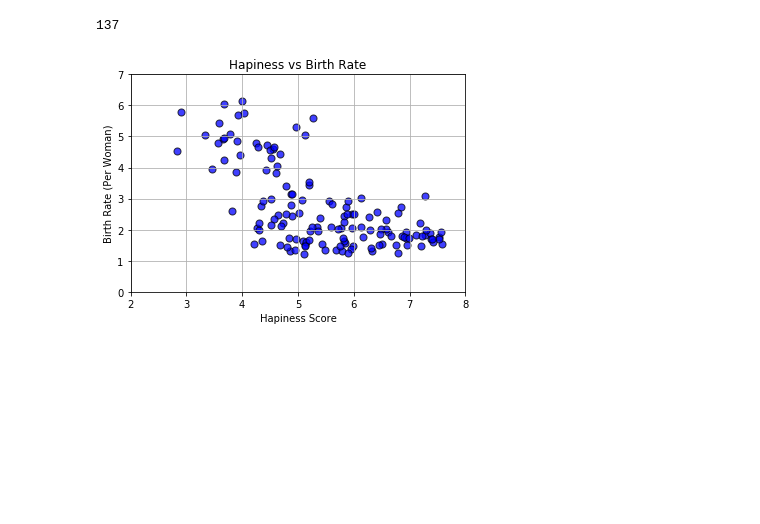
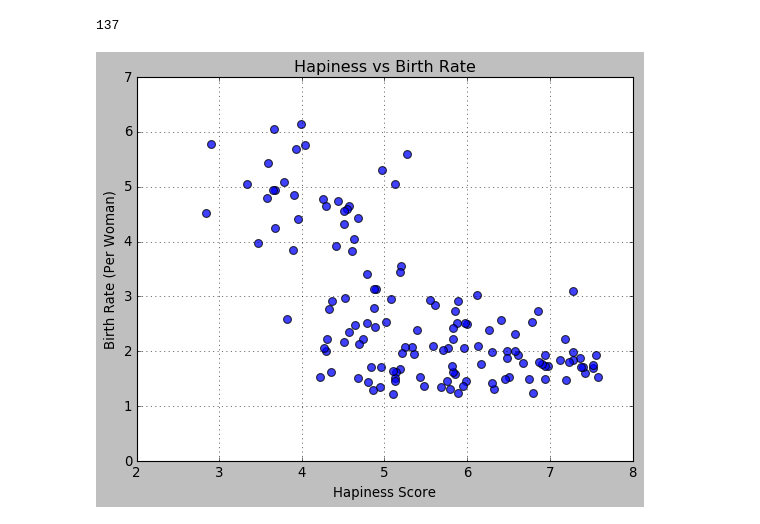
Before and after one commit to sinancengiz/World_Happiness, a Jupyter notebook: Untitled.ipynb, the cells around one changed output. Saved outputs shown, nothing was run; the diff lists cells and outputs as text; code cells hidden in the pictures; blank space fills up the shorter version.

```diff
--- a/Untitled.ipynb
+++ b/Untitled.ipynb
@@ -178,19 +188,22 @@ len(organised_df)
 137
 # %%
 #create scatter plot based on birth rate and hapiness score
-plt.scatter(organised_df["Happiness Score"], organised_df["Birth Rate 2015"], marker="o", facecolors="blue", edgecolors="black",
+with plt.style.context(('classic')):
+    plt.scatter(organised_df["Happiness Score"], organised_df["Birth Rate 2015"], marker="o", facecolors="blue", edgecolors="black",
             s=50, alpha=0.75)
 #create a title
-plt.title("Hapiness vs Birth Rate")
+    plt.title("Hapiness vs Birth Rate")
 #create a y label
-plt.ylabel("Birth Rate (Per Woman)")
+    plt.ylabel("Birth Rate (Per Woman)")
 #create a x label
-plt.xlabel("Hapiness Score")
+    plt.xlabel("Hapiness Score")
 # create y and x limits
-plt.ylim(0, 7)
-plt.xlim(2, 8)
+    plt.ylim(0, 7)
+    plt.xlim(2, 8)
 #add a grid
-plt.grid()
-plt.show()
+    plt.grid()
+#save chart as png
+    plt.savefig('Hapiness vs Birth Rate.png')
+    plt.show()
 # %% [output]
-[figure, old version]
+[figure, new version]
```
Also changed, not shown: parts of 7 cells of this notebook, 3 other files.
